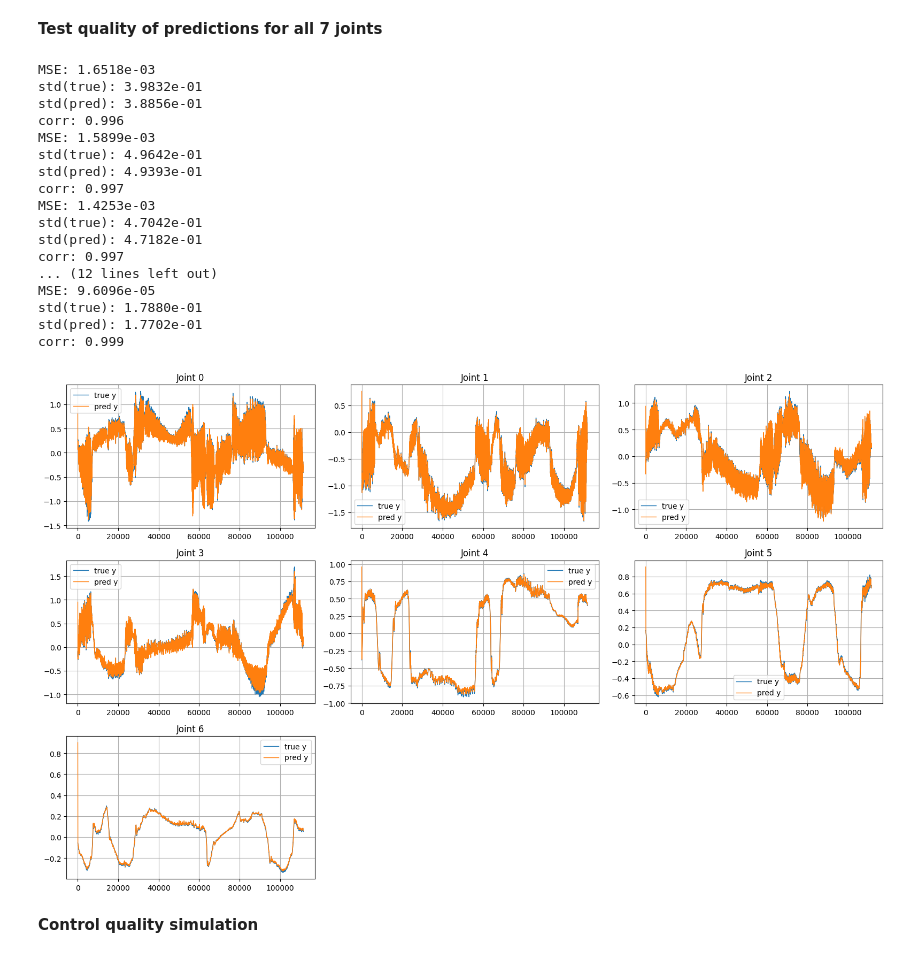
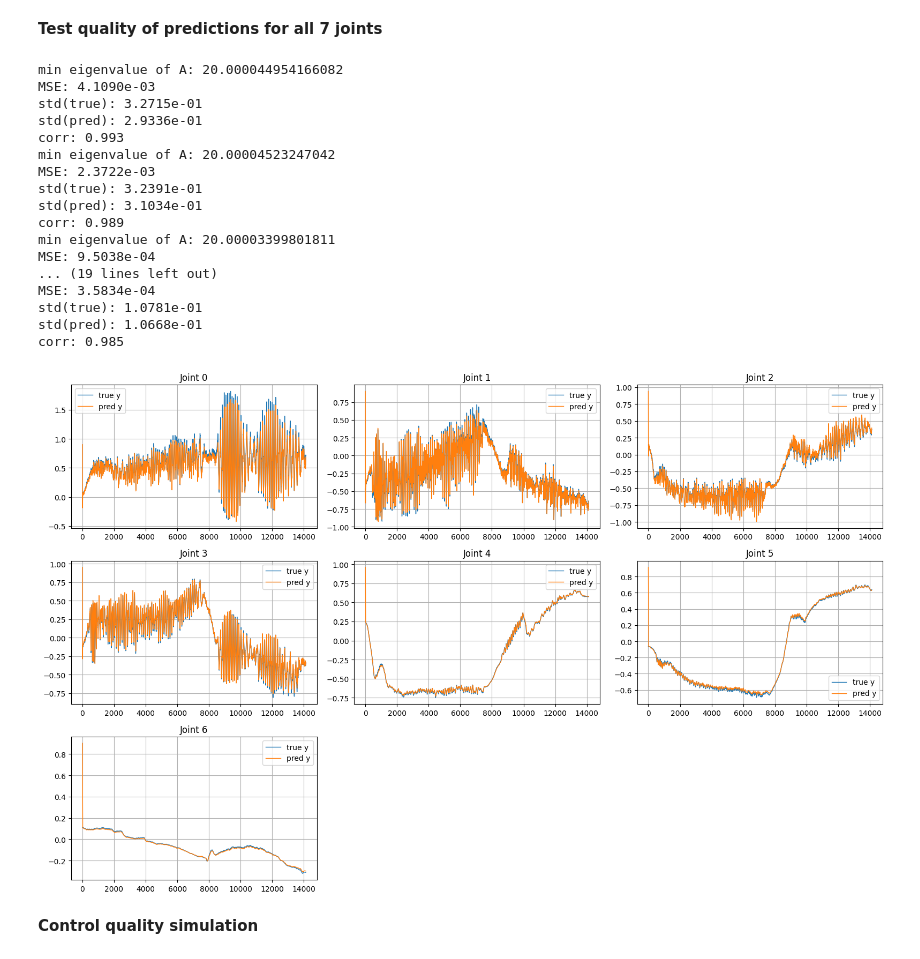
Before and after one commit to Anthony7-Ho/nonlinear_deepc_controller, a Jupyter notebook: data_processing/1joint_predictor.ipynb, the cells around one changed output. Drawn from its saved outputs; the diff is of its cells as text; code cells hidden in the pictures.

```diff
--- a/data_processing/1joint_predictor.ipynb
+++ b/data_processing/1joint_predictor.ipynb
@@ -255,7 +252,7 @@ Joint 6: original cols=95773, subsampled cols=100
 **Load validation data**
 # %%
 # Load data
-valid_data = pd.read_csv("tau_log_validation.csv")
+valid_data = pd.read_csv("/home/anthony-ho/franka_ros2_ws/src/nonlinear_deepc_controller/performance_evaluation/tau_ext_test.csv")
 
 # put 'label' as the row index
 valid_data = valid_data.set_index("label")
@@ -368,6 +365,10 @@ for j in range(num_joints):
 
     # A = lambda_g * I + lambda_k * Kg^T Kg
     A = (lambda_g * np.eye(Hc) + lambda_k * (Kg.T @ Kg))
+
+    w = np.linalg.eigvalsh(A)   # symmetric eigenvalue solver
+    print("min eigenvalue of A:", w.min())
+
     A_factor = cho_factor(A, lower=True, check_finite=False)
 
     # Predictions for this joint
@@ -407,51 +408,51 @@ for j in range(num_joints):
         # Update buffers
         # shift left and append new real values
         u_buffer = np.roll(u_buffer, -1)
         y_buffer = np.roll(y_buffer, -1)
         u_buffer[-1] = u_test[k] # real measured input
         y_buffer[-1] = y_test[k] # real measured friction
 
     # Metrics
     mse = np.mean((y_test - y_pred)**2)
     std_true = np.std(y_test)
     std_pred = np.std(y_pred)
     corr = np.corrcoef(y_test, y_pred)[0, 1] if std_true > 0 and std_pred > 0 else np.nan
 
     print(f"MSE: {mse:.4e}")
     print(f"std(true): {std_true:.4e}")
     print(f"std(pred): {std_pred:.4e}")
     print(f"corr: {corr:.3f}")
 
     # Plot
     plt.subplot(3, 3, j+1)
     t = np.arange(T_test)
     plt.plot(t, y_test, label="true y", linewidth=1)
     plt.plot(t, y_pred, label="pred y", linewidth=1)
     plt.title(f"Joint {j}")
     plt.grid(True)
     plt.legend()
 
 plt.tight_layout()
 plt.show()
 # %% [output]
-MSE: 1.6518e-03
-std(true): 3.9832e-01
-std(pred): 3.8856e-01
-corr: 0.996
-MSE: 1.5899e-03
-std(true): 4.9642e-01
-std(pred): 4.9393e-01
-corr: 0.997
-MSE: 1.4253e-03
-std(true): 4.7042e-01
-std(pred): 4.7182e-01
-corr: 0.997
-... (12 lines left out)
-MSE: 9.6096e-05
-std(true): 1.7880e-01
-std(pred): 1.7702e-01
-corr: 0.999
+min eigenvalue of A: 20.000044954166082
+MSE: 4.1090e-03
+std(true): 3.2715e-01
+std(pred): 2.9336e-01
+corr: 0.993
+min eigenvalue of A: 20.00004523247042
+MSE: 2.3722e-03
+std(true): 3.2391e-01
+std(pred): 3.1034e-01
+corr: 0.989
+min eigenvalue of A: 20.00003399801811
+MSE: 9.5038e-04
+... (19 lines left out)
+MSE: 3.5834e-04
+std(true): 1.0781e-01
+std(pred): 1.0668e-01
+corr: 0.985
-[figure, old version]
+[figure, new version]
 # %% [markdown]
 **Control quality simulation**
 # %%
```
Also changed, not shown: parts of 4 cells of this notebook, 7 other files.
